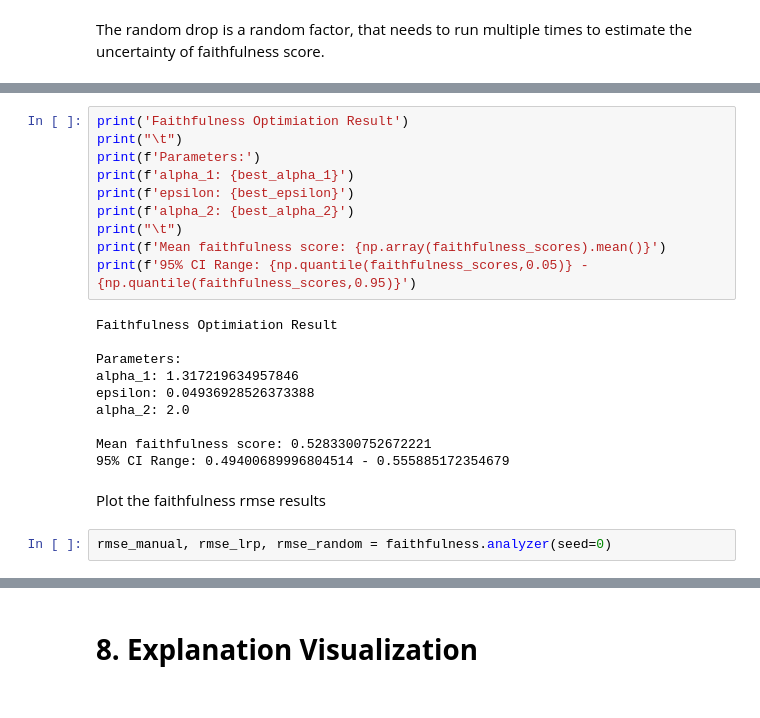
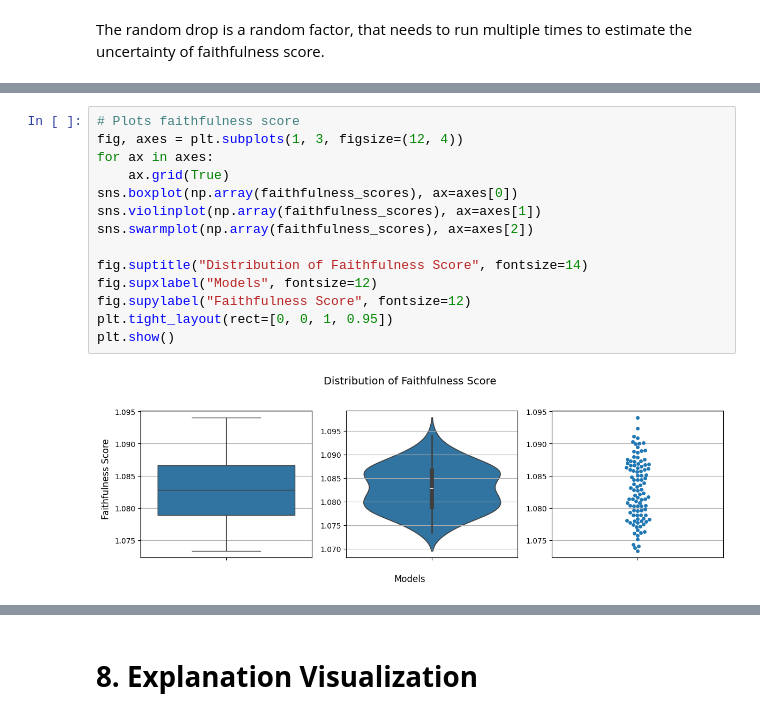
Before and after one commit to DinhLongHuynh/lrp_chemprop, a Jupyter notebook: examples/LRP_analysis.ipynb, the cells around one changed output, grey strips where cells are left out. Drawn from its saved outputs; the diff is of its cells as text.

```diff
--- a/examples/LRP_analysis.ipynb
+++ b/examples/LRP_analysis.ipynb
@@ -473,25 +471,17 @@ plt.tight_layout()
-# %%
-print('Faithfulness Optimiation Result')
-print("\t")
-print(f'Parameters:')
-print(f'alpha_1: {best_alpha_1}')
-print(f'epsilon: {best_epsilon}')
-print(f'alpha_2: {best_alpha_2}')
-print("\t")
-print(f'Mean faithfulness score: {np.array(faithfulness_scores).mean()}')
-print(f'95% CI Range: {np.quantile(faithfulness_scores,0.05)} - {np.quantile(faithfulness_scores,0.95)}')
-# %% [output]
-Faithfulness Optimiation Result
-
-Parameters:
-alpha_1: 1.317219634957846
-epsilon: 0.04936928526373388
-alpha_2: 2.0
-
-Mean faithfulness score: 0.5283300752672221
-95% CI Range: 0.49400689996804514 - 0.555885172354679
-# %% [markdown]
-Plot the faithfulness rmse results
-# %%
-rmse_manual, rmse_lrp, rmse_random = faithfulness.analyzer(seed=0)
+# %%
+# Plots faithfulness score
+fig, axes = plt.subplots(1, 3, figsize=(12, 4))
+for ax in axes:
+    ax.grid(True)
+sns.boxplot(np.array(faithfulness_scores), ax=axes[0])
+sns.violinplot(np.array(faithfulness_scores), ax=axes[1])
+sns.swarmplot(np.array(faithfulness_scores), ax=axes[2])
+
+fig.suptitle("Distribution of Faithfulness Score", fontsize=14)
+fig.supxlabel("Models", fontsize=12)
+fig.supylabel("Faithfulness Score", fontsize=12)
+plt.tight_layout(rect=[0, 0, 1, 0.95])
+plt.show()
+# %% [output]
+[figure, added]
 # %%
```
Also changed, not shown: parts of 9 cells of this notebook.
